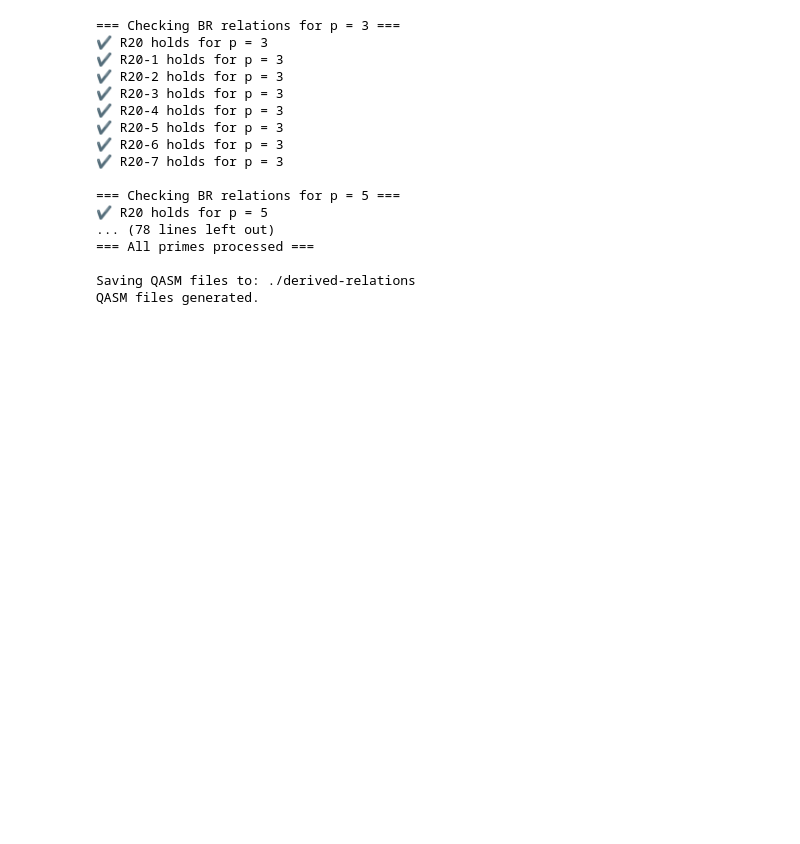
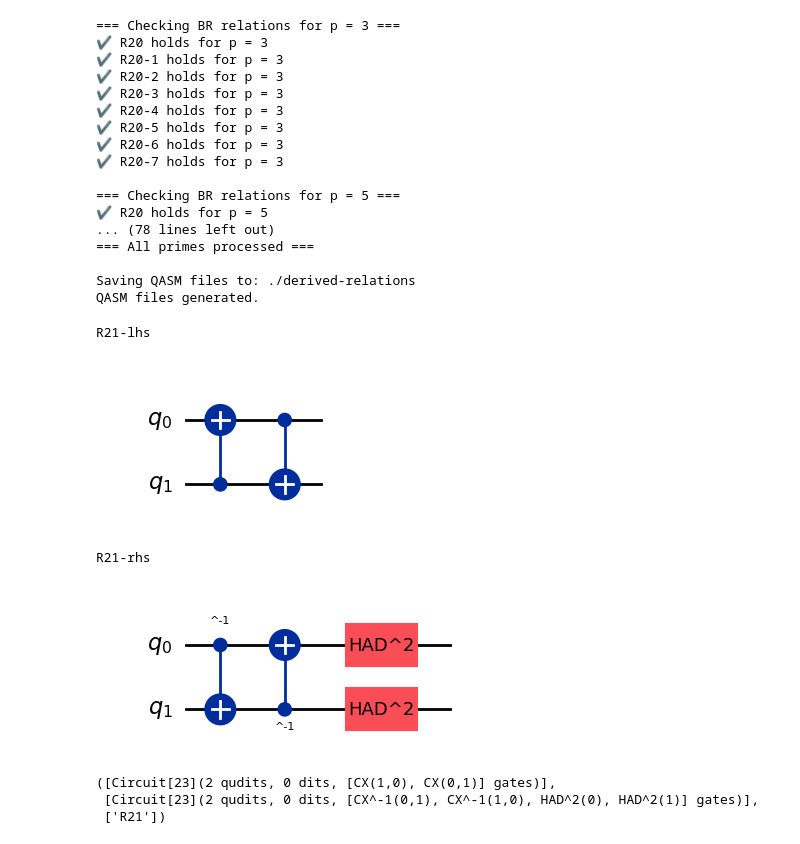
Before and after one commit to SarahMMMLi/QuditClifford, a Jupyter notebook: notebooks/DerivedRelations-Soundness.ipynb, the cells around one changed output. Saved outputs shown, nothing was run; the diff lists cells and outputs as text; code cells hidden in the pictures; blank space fills up the shorter version.

```diff
--- a/notebooks/DerivedRelations-Soundness.ipynb
+++ b/notebooks/DerivedRelations-Soundness.ipynb
@@ -6616,3 +6723,49 @@ run_all_derived_relations(primes, save_to_path, params, generate_R20, extra_rela
 
 Saving QASM files to: ./derived-relations
 QASM files generated.
+# %%
+from sympy import symbols
+import dizx
+from dizx.circuit.gates import CZ, HAD, S, CX, SWAP
+
+
+def generate_R21(p):
+    """
+    Generate two-qupit derived relations R20-x for a given dimension p.
+
+    Returns:
+        lhs_list  — list of left-hand circuits
+        rhs_list  — list of right-hand circuits
+        relation_names — ["R21", "R21-1", ...]
+    """
+
+    # --- Build derived relations ---
+
+    # R21
+    R21_lhs = dizx.Circuit(qudit_amount=2, dim=p)
+    R21_rhs = dizx.Circuit(qudit_amount=2, dim=p)
+    R21_lhs += CX(1,0) + CX(0,1)
+    R21_rhs += CX(0,1) ** (-1) + CX(1,0) ** (-1) + HAD(0) ** 2 + HAD(1) ** 2
+    # print("R21-lhs")
+    # display(R21_lhs.draw())
+    # print("R21-rhs")
+    # display(R21_rhs.draw())
+
+
+    # Put all circuits in order
+    lhs_list = [R21_lhs]
+    rhs_list = [R21_rhs]
+
+    relation_names = ["R21"]
+
+    return lhs_list, rhs_list, relation_names
+# %%
+generate_R21(23)
+# %% [output]
+R21-lhs
+[figure, added]
+R21-rhs
+[figure, added]
+([Circuit[23](2 qudits, 0 dits, [CX(1,0), CX(0,1)] gates)],
+ [Circuit[23](2 qudits, 0 dits, [CX^-1(0,1), CX^-1(1,0), HAD^2(0), HAD^2(1)] gates)],
+ ['R21'])
```
Also changed, not shown: parts of 7 cells of this notebook, 19 other files.
